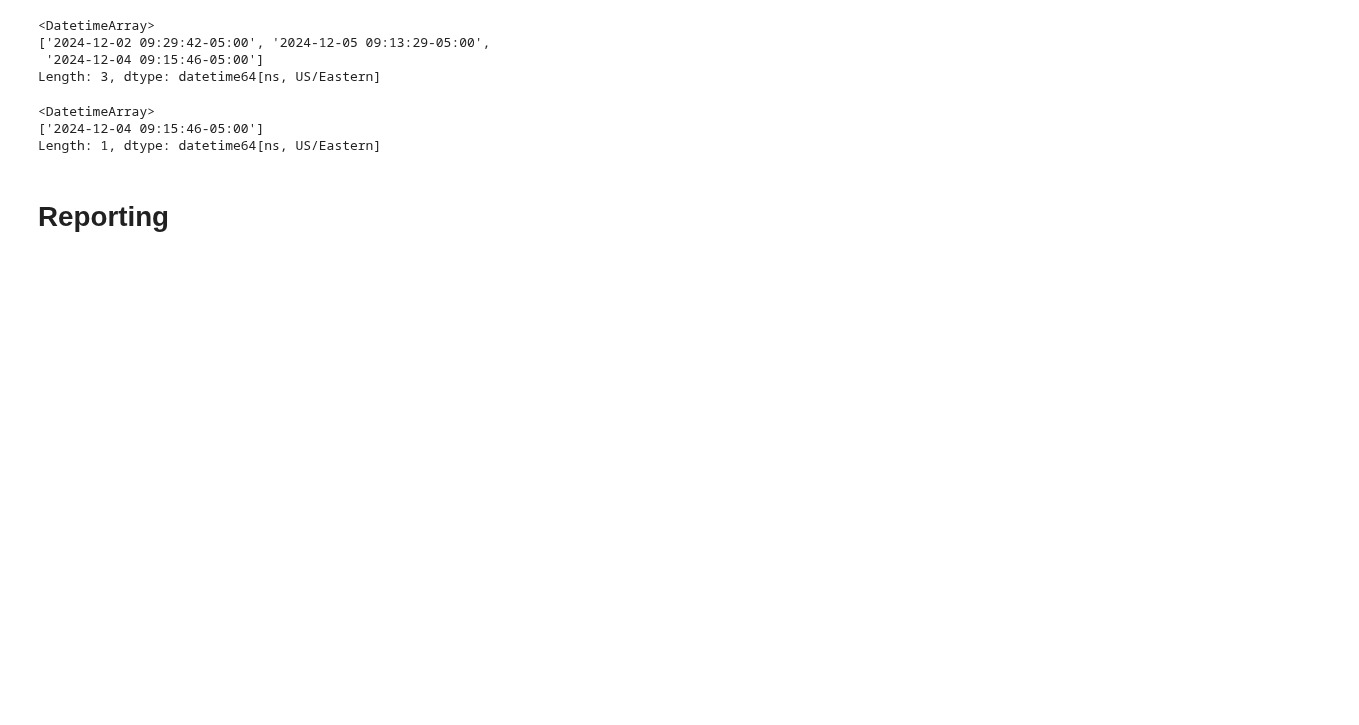
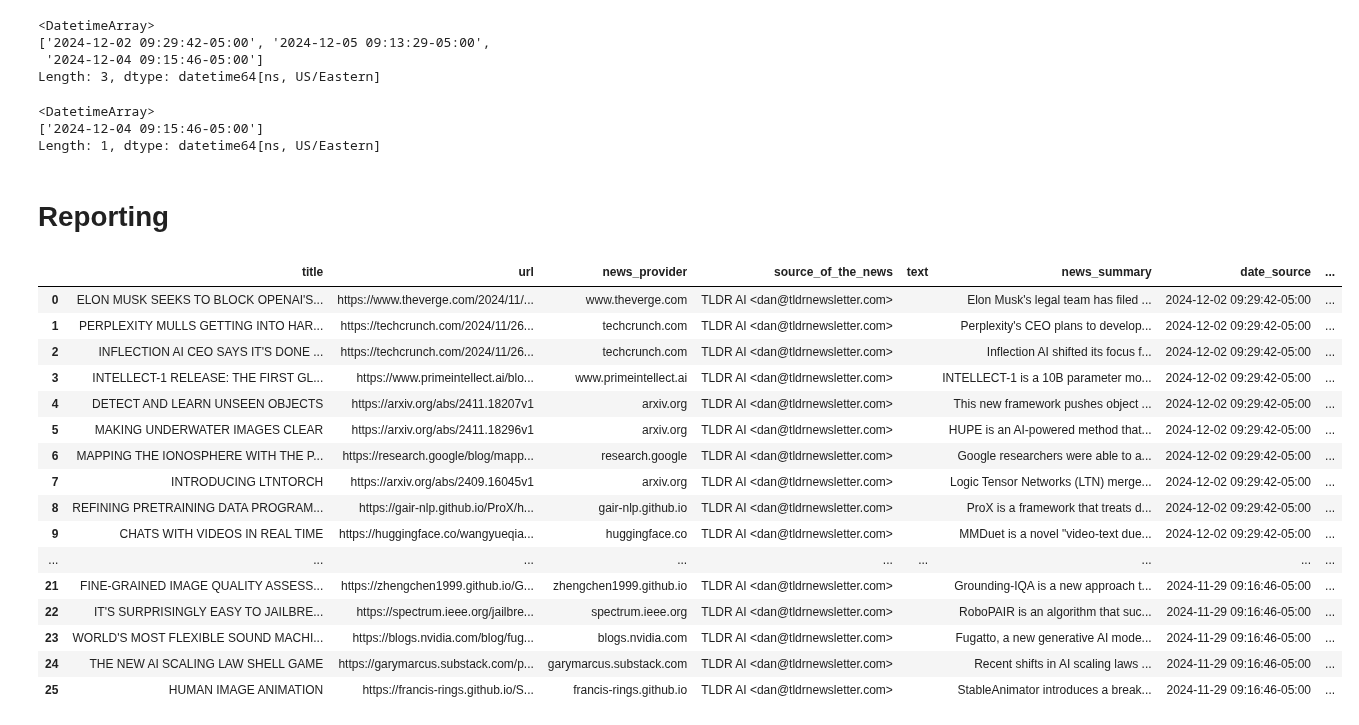
Before and after one commit to bcrestel/automatic_newsletter, a Jupyter notebook: notebooks/experimentations/test_pipeline_main.ipynb, the cells around one changed output. Drawn from its saved outputs; the diff is of its cells as text; code cells hidden in the pictures; blank space fills up the shorter version.

```diff
--- a/notebooks/experimentations/test_pipeline_main.ipynb
+++ b/notebooks/experimentations/test_pipeline_main.ipynb
@@ -239,6 +245,26 @@ df_tmp["date_source"].unique()
 Length: 1, dtype: datetime64[ns, US/Eastern]
 # %% [markdown]
 # Reporting
+# %%
+df_news_stories
+# %% [output]
+|  | title | url | news_provider | source_of_the_news | text | news_summary | date_source | ... |
+| 0 | ELON MUSK SEEKS TO BLOCK OPENAI'S... | https://www.theverge.com/2024/11/... | www.theverge.com | TLDR AI <dan@tldrnewsletter.com> |  | Elon Musk's legal team has filed ... | 2024-12-02 09:29:42-05:00 | ... |
+| 1 | PERPLEXITY MULLS GETTING INTO HAR... | https://techcrunch.com/2024/11/26... | techcrunch.com | TLDR AI <dan@tldrnewsletter.com> |  | Perplexity's CEO plans to develop... | 2024-12-02 09:29:42-05:00 | ... |
+| 2 | INFLECTION AI CEO SAYS IT'S DONE ... | https://techcrunch.com/2024/11/26... | techcrunch.com | TLDR AI <dan@tldrnewsletter.com> |  | Inflection AI shifted its focus f... | 2024-12-02 09:29:42-05:00 | ... |
+| 3 | INTELLECT-1 RELEASE: THE FIRST GL... | https://www.primeintellect.ai/blo... | www.primeintellect.ai | TLDR AI <dan@tldrnewsletter.com> |  | INTELLECT-1 is a 10B parameter mo... | 2024-12-02 09:29:42-05:00 | ... |
+| 4 | DETECT AND LEARN UNSEEN OBJECTS | https://arxiv.org/abs/2411.18207v1 | arxiv.org | TLDR AI <dan@tldrnewsletter.com> |  | This new framework pushes object ... | 2024-12-02 09:29:42-05:00 | ... |
+| 5 | MAKING UNDERWATER IMAGES CLEAR | https://arxiv.org/abs/2411.18296v1 | arxiv.org | TLDR AI <dan@tldrnewsletter.com> |  | HUPE is an AI-powered method that... | 2024-12-02 09:29:42-05:00 | ... |
+| 6 | MAPPING THE IONOSPHERE WITH THE P... | https://research.google/blog/mapp... | research.google | TLDR AI <dan@tldrnewsletter.com> |  | Google researchers were able to a... | 2024-12-02 09:29:42-05:00 | ... |
+| 7 | INTRODUCING LTNTORCH | https://arxiv.org/abs/2409.16045v1 | arxiv.org | TLDR AI <dan@tldrnewsletter.com> |  | Logic Tensor Networks (LTN) merge... | 2024-12-02 09:29:42-05:00 | ... |
+| 8 | REFINING PRETRAINING DATA PROGRAM... | https://gair-nlp.github.io/ProX/h... | gair-nlp.github.io | TLDR AI <dan@tldrnewsletter.com> |  | ProX is a framework that treats d... | 2024-12-02 09:29:42-05:00 | ... |
+| 9 | CHATS WITH VIDEOS IN REAL TIME | https://huggingface.co/wangyueqia... | huggingface.co | TLDR AI <dan@tldrnewsletter.com> |  | MMDuet is a novel "video-text due... | 2024-12-02 09:29:42-05:00 | ... |
+| ... | ... | ... | ... | ... | ... | ... | ... | ... |
+| 21 | FINE-GRAINED IMAGE QUALITY ASSESS... | https://zhengchen1999.github.io/G... | zhengchen1999.github.io | TLDR AI <dan@tldrnewsletter.com> |  | Grounding-IQA is a new approach t... | 2024-11-29 09:16:46-05:00 | ... |
+| 22 | IT'S SURPRISINGLY EASY TO JAILBRE... | https://spectrum.ieee.org/jailbre... | spectrum.ieee.org | TLDR AI <dan@tldrnewsletter.com> |  | RoboPAIR is an algorithm that suc... | 2024-11-29 09:16:46-05:00 | ... |
+| 23 | WORLD'S MOST FLEXIBLE SOUND MACHI... | https://blogs.nvidia.com/blog/fug... | blogs.nvidia.com | TLDR AI <dan@tldrnewsletter.com> |  | Fugatto, a new generative AI mode... | 2024-11-29 09:16:46-05:00 | ... |
+| 24 | THE NEW AI SCALING LAW SHELL GAME | https://garymarcus.substack.com/p... | garymarcus.substack.com | TLDR AI <dan@tldrnewsletter.com> |  | Recent shifts in AI scaling laws ... | 2024-11-29 09:16:46-05:00 | ... |
+| 25 | HUMAN IMAGE ANIMATION | https://francis-rings.github.io/S... | francis-rings.github.io | TLDR AI <dan@tldrnewsletter.com> |  | StableAnimator introduces a break... | 2024-11-29 09:16:46-05:00 | ... |
 # %%
 runner_reporting(
     df_scored_news_stories=df_news_stories,
```
Also changed, not shown: parts of 13 cells of this notebook, 13 other files.
